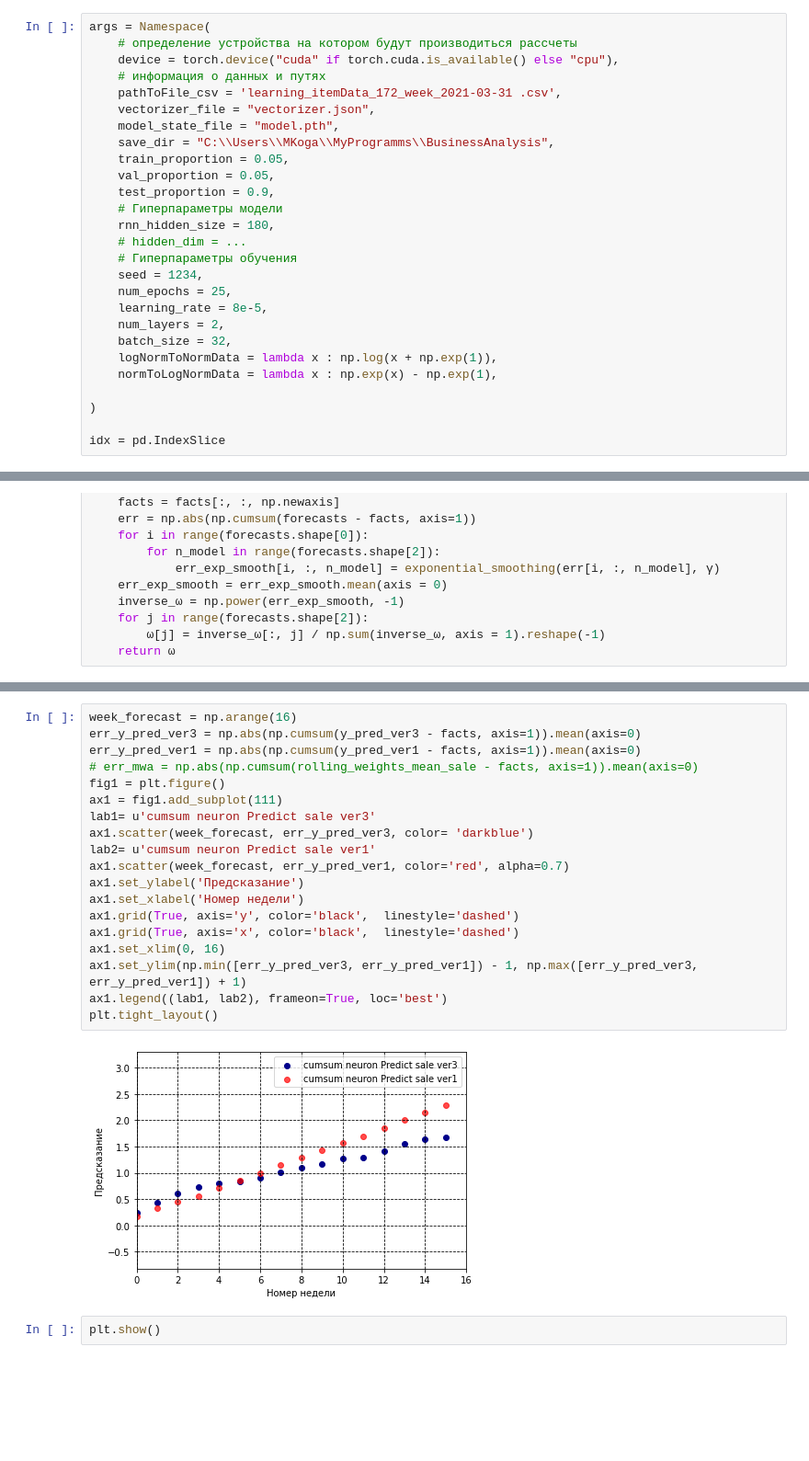
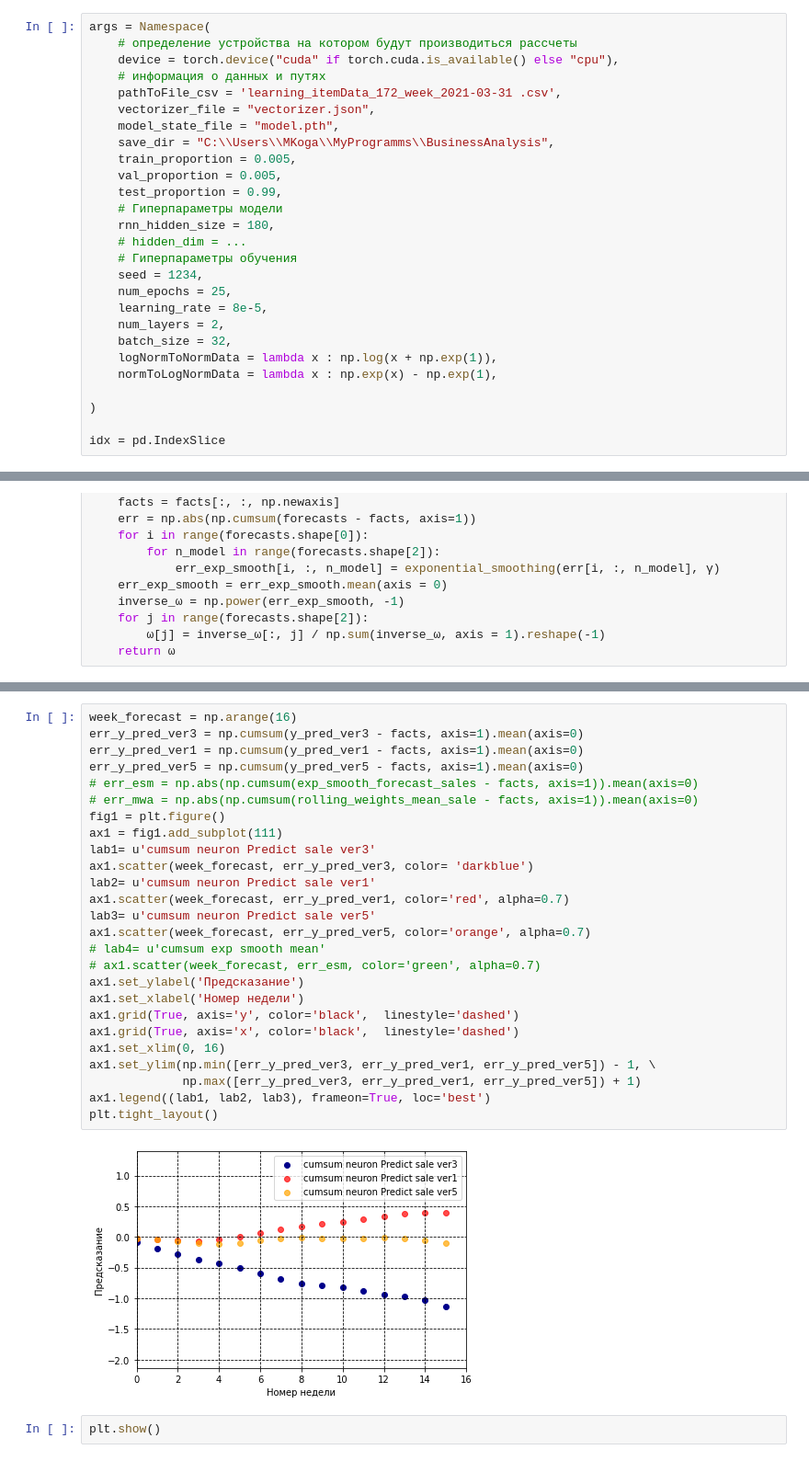
Before and after one commit to MKogan1981/forecast_sale, a Jupyter notebook: forecast sale in combination with recovery.ipynb, the cells around one changed output, grey strips where cells are left out. Shown: that part at 92% size. Drawn from its saved outputs; the diff is of its cells as text; blank space fills up the shorter version.

```diff
--- a/forecast sale in combination with recovery.ipynb
+++ b/forecast sale in combination with recovery.ipynb
@@ -20,9 +20,9 @@ args = Namespace(
     vectorizer_file = "vectorizer.json",
     model_state_file = "model.pth",
     save_dir = "C:\\Users\\MKoga\\MyProgramms\\BusinessAnalysis",
-    train_proportion = 0.05,
-    val_proportion = 0.05,
-    test_proportion = 0.9,
+    train_proportion = 0.005,
+    val_proportion = 0.005,
+    test_proportion = 0.99,
     # Гиперпараметры модели
     rnn_hidden_size = 180,
     # hidden_dim = ...
@@ -1213,23 +1235,30 @@ print(np.mean(w, axis=2))
 # %%
 week_forecast = np.arange(16)
-err_y_pred_ver3 = np.abs(np.cumsum(y_pred_ver3 - facts, axis=1)).mean(axis=0)
-err_y_pred_ver1 = np.abs(np.cumsum(y_pred_ver1 - facts, axis=1)).mean(axis=0)
+err_y_pred_ver3 = np.cumsum(y_pred_ver3 - facts, axis=1).mean(axis=0)
+err_y_pred_ver1 = np.cumsum(y_pred_ver1 - facts, axis=1).mean(axis=0)
+err_y_pred_ver5 = np.cumsum(y_pred_ver5 - facts, axis=1).mean(axis=0)
+# err_esm = np.abs(np.cumsum(exp_smooth_forecast_sales - facts, axis=1)).mean(axis=0)
 # err_mwa = np.abs(np.cumsum(rolling_weights_mean_sale - facts, axis=1)).mean(axis=0)
 fig1 = plt.figure()
 ax1 = fig1.add_subplot(111)
 lab1= u'cumsum neuron Predict sale ver3'
 ax1.scatter(week_forecast, err_y_pred_ver3, color= 'darkblue')
 lab2= u'cumsum neuron Predict sale ver1'
 ax1.scatter(week_forecast, err_y_pred_ver1, color='red', alpha=0.7)
+lab3= u'cumsum neuron Predict sale ver5'
+ax1.scatter(week_forecast, err_y_pred_ver5, color='orange', alpha=0.7)
+# lab4= u'cumsum exp smooth mean'
+# ax1.scatter(week_forecast, err_esm, color='green', alpha=0.7)
 ax1.set_ylabel('Предсказание')
 ax1.set_xlabel('Номер недели')
 ax1.grid(True, axis='y', color='black',  linestyle='dashed')
 ax1.grid(True, axis='x', color='black',  linestyle='dashed')
 ax1.set_xlim(0, 16)
-ax1.set_ylim(np.min([err_y_pred_ver3, err_y_pred_ver1]) - 1, np.max([err_y_pred_ver3, err_y_pred_ver1]) + 1)
-ax1.legend((lab1, lab2), frameon=True, loc='best')
+ax1.set_ylim(np.min([err_y_pred_ver3, err_y_pred_ver1, err_y_pred_ver5]) - 1, \
+             np.max([err_y_pred_ver3, err_y_pred_ver1, err_y_pred_ver5]) + 1)
+ax1.legend((lab1, lab2, lab3), frameon=True, loc='best')
 plt.tight_layout()
 # %% [output]
-[figure, old version]
+[figure, new version]
 # %%
 plt.show()
```
Also changed, not shown: parts of 3 cells of this notebook, 1 other file.
